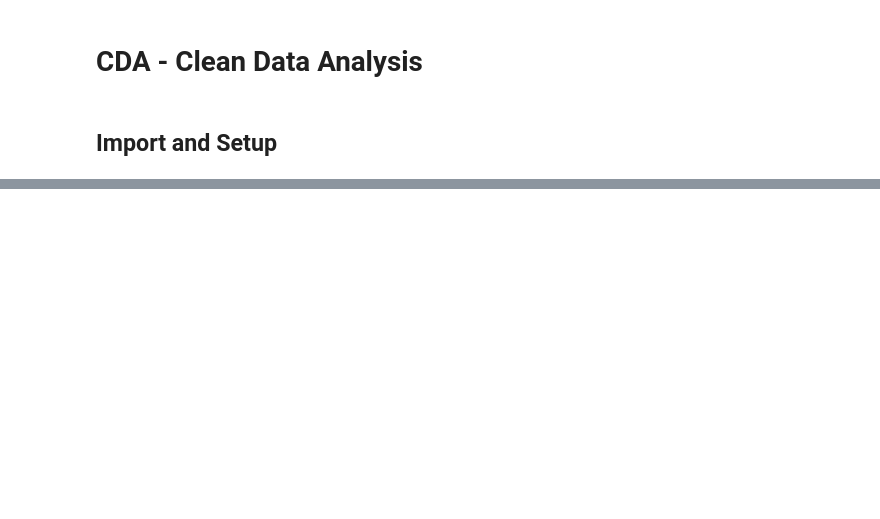
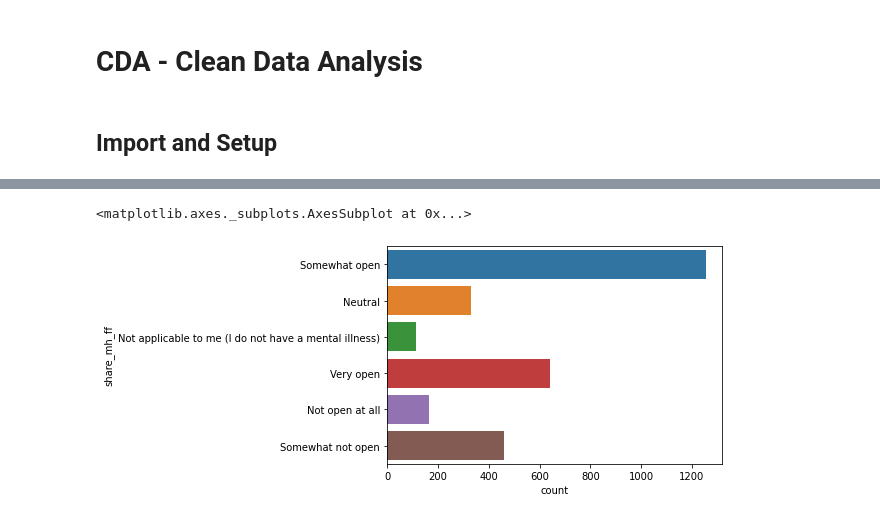
Before and after one commit to jaceybronte/compsci216-project, a Jupyter notebook: CDA.ipynb, the cells around one changed output, grey strips where cells are left out. Cells and saved outputs as stored; diff of their text form; code cells hidden in the pictures; blank space fills up the shorter version.

```diff
--- a/CDA.ipynb
+++ b/CDA.ipynb
@@ -31,0 +40,25 @@ cd
+# %%
+vals = {'Not open at all': 'Not open at all',
+        '0': 'Not open at all',
+        '1': 'Not open at all',
+        'Somewhat not open': 'Somewhat not open',
+        '2': 'Somewhat not open',
+        '3': 'Somewhat not open',
+        '4': 'Somewhat not open',
+        'Neutral': 'Neutral',
+        '5': 'Neutral',
+        'Somewhat open': 'Somewhat open',
+        '6': 'Somewhat open',
+        '7': 'Somewhat open',
+        '8': 'Somewhat open',
+        'Very open': 'Very open',
+        '9': 'Very open',
+        '10': 'Very open',
+        'Not applicable to me (I do not have a mental illness)': 'Not applicable to me (I do not have a mental illness)'}
+
+cd['share_mh_ff'] = cd['share_mh_ff'].replace(vals)
+
+sns.countplot(y = 'share_mh_ff', data = cd)
+# %% [output]
+<matplotlib.axes._subplots.AxesSubplot at 0x...>
+[figure, added]
```
Also changed, not shown: parts of 6 cells of this notebook.
